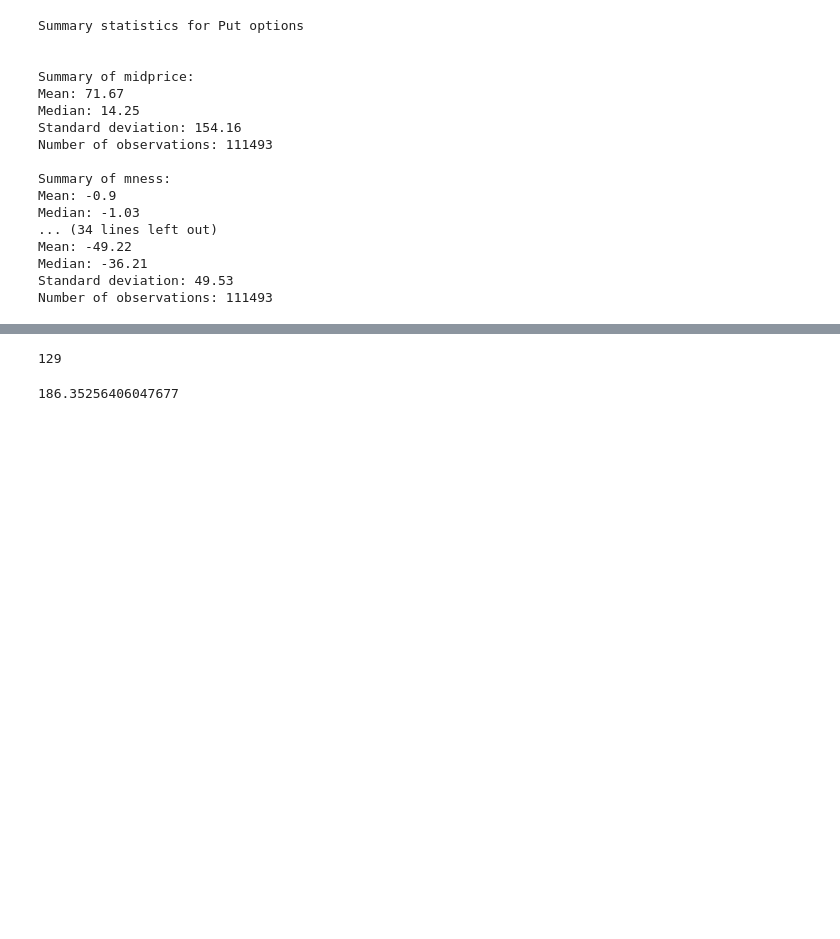
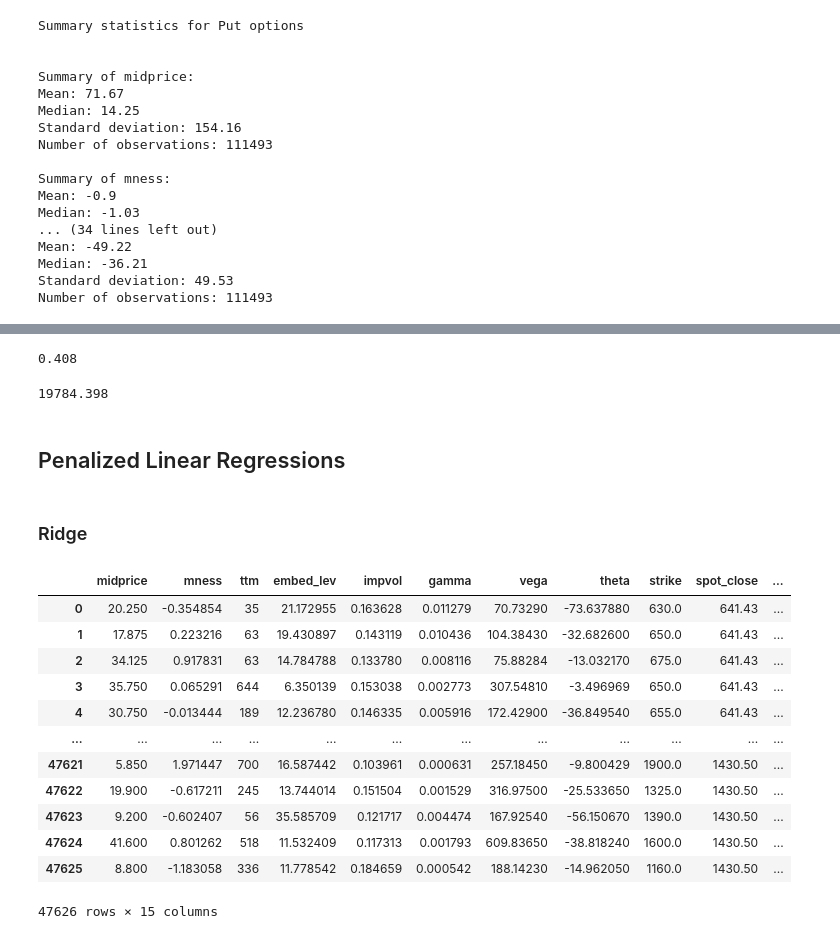
Before and after one commit to kostyantynHrytsyuk/risk-options-2021, a Jupyter notebook: Project_2.ipynb, the cells around one changed output, grey strips where cells are left out. Drawn from its saved outputs; the diff is of its cells as text; code cells hidden in the pictures; blank space fills up the shorter version.

Commit message:
Working on Grid Search for penalized ols

```diff
--- a/Project_2.ipynb
+++ b/Project_2.ipynb
@@ -10,4 +11,4 @@ from sklearn.metrics import mean_squared_error
 # %%
 df = pd.read_csv('data.csv', parse_dates=[1]).sort_values(by = "date")
 df['date'] = df['date'].dt.to_period('M')
-df = df[277:]
+df = df[277:].reset_index(drop=True)
@@ -118,11 +152,33 @@ for current_date in df[df['date'] > start_date]['date'].unique():
     # Write R^2 to array
     ols_r_2 = np.append(ols_r_2, ols.score(x_train, y_train))
 # %%
-np.mean(ols_r_2)
+np.round(np.mean(ols_r_2), 3)
 # %% [output]
-129
+0.408
 # %%
 # MSE
-np.sqrt(mean_squared_error(y_test, y_pred))
+np.round(mean_squared_error(y_prices, ols_predictions), 3)
 # %% [output]
-186.35256406047677
+19784.398
+# %% [markdown]
+## Penalized Linear Regressions
+# %% [markdown]
+### Ridge
+# %%
+temp = clear_df[clear_df['date'] < '2007-02']
+# %%
+temp
+# %% [output]
+|  | midprice | mness | ttm | embed_lev | impvol | gamma | vega | theta | strike | spot_close | ... |
+| 0 | 20.250 | -0.354854 | 35 | 21.172955 | 0.163628 | 0.011279 | 70.73290 | -73.637880 | 630.0 | 641.43 | ... |
+| 1 | 17.875 | 0.223216 | 63 | 19.430897 | 0.143119 | 0.010436 | 104.38430 | -32.682600 | 650.0 | 641.43 | ... |
+| 2 | 34.125 | 0.917831 | 63 | 14.784788 | 0.133780 | 0.008116 | 75.88284 | -13.032170 | 675.0 | 641.43 | ... |
+| 3 | 35.750 | 0.065291 | 644 | 6.350139 | 0.153038 | 0.002773 | 307.54810 | -3.496969 | 650.0 | 641.43 | ... |
+| 4 | 30.750 | -0.013444 | 189 | 12.236780 | 0.146335 | 0.005916 | 172.42900 | -36.849540 | 655.0 | 641.43 | ... |
+| ... | ... | ... | ... | ... | ... | ... | ... | ... | ... | ... | ... |
+| 47621 | 5.850 | 1.971447 | 700 | 16.587442 | 0.103961 | 0.000631 | 257.18450 | -9.800429 | 1900.0 | 1430.50 | ... |
+| 47622 | 19.900 | -0.617211 | 245 | 13.744014 | 0.151504 | 0.001529 | 316.97500 | -25.533650 | 1325.0 | 1430.50 | ... |
+| 47623 | 9.200 | -0.602407 | 56 | 35.585709 | 0.121717 | 0.004474 | 167.92540 | -56.150670 | 1390.0 | 1430.50 | ... |
+| 47624 | 41.600 | 0.801262 | 518 | 11.532409 | 0.117313 | 0.001793 | 609.83650 | -38.818240 | 1600.0 | 1430.50 | ... |
+| 47625 | 8.800 | -1.183058 | 336 | 11.778542 | 0.184659 | 0.000542 | 188.14230 | -14.962050 | 1160.0 | 1430.50 | ... |
+47626 rows × 15 columns
```
Also changed, not shown: parts of 18 cells of this notebook.
